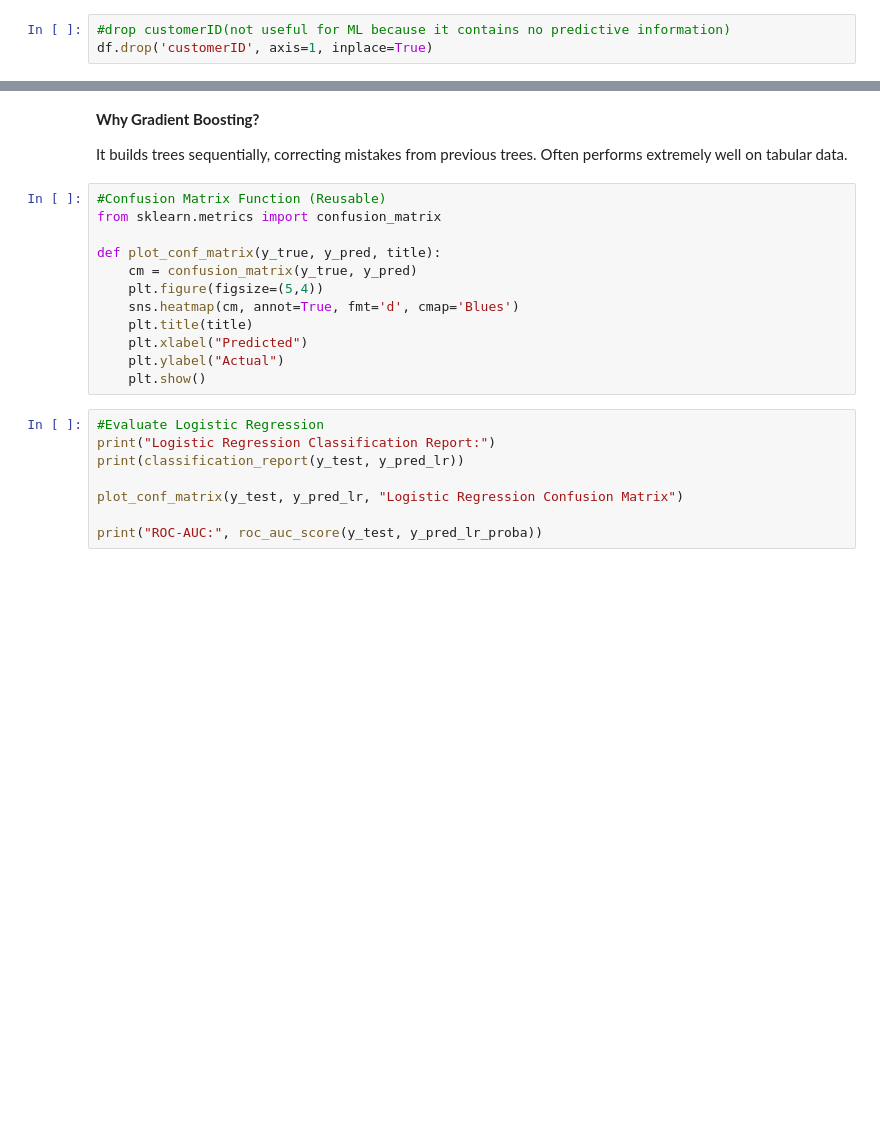
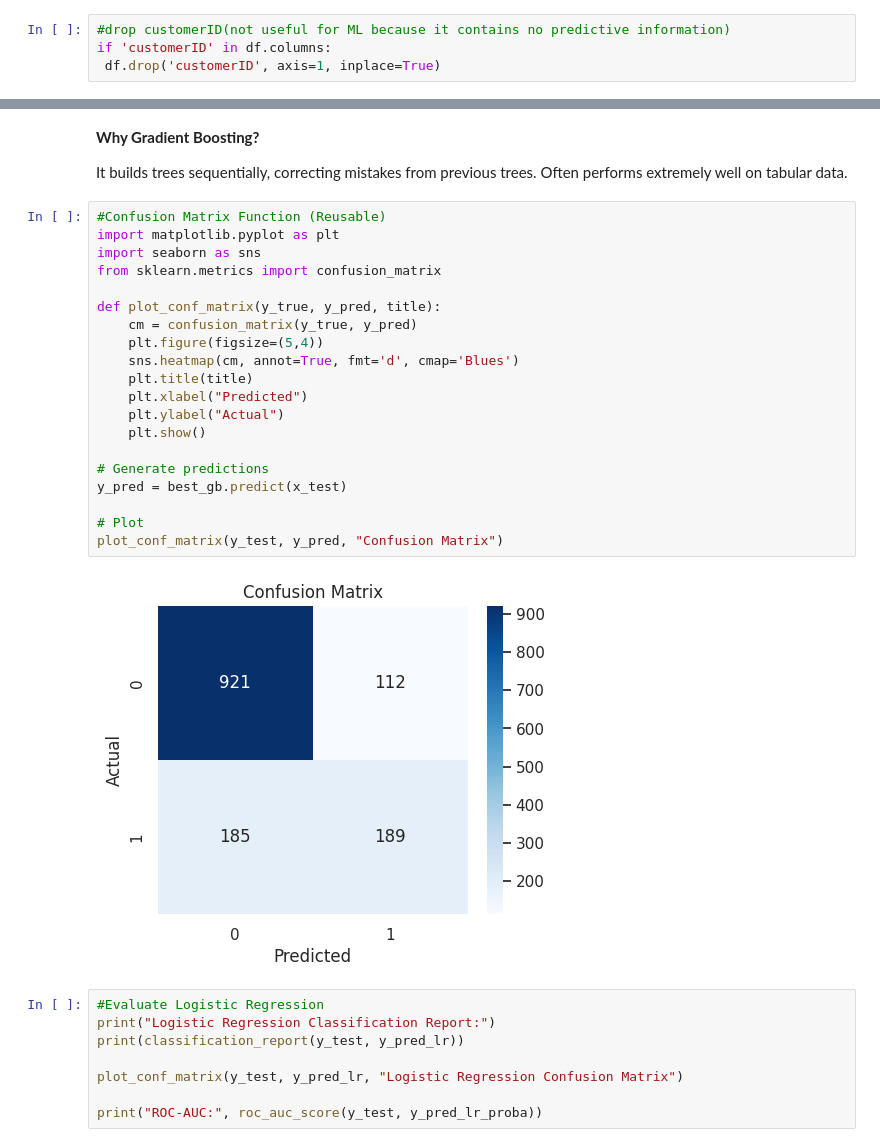
Before and after one commit to Yashaswini944/customer-churn-prediction, a Jupyter notebook: Customer_Churn_Prediction.ipynb, the cells around one changed output, grey strips where cells are left out. Drawn from its saved outputs; the diff is of its cells as text; blank space fills up the shorter version.

```diff
--- a/Customer_Churn_Prediction.ipynb
+++ b/Customer_Churn_Prediction.ipynb
@@ -47,7 +48,8 @@ dtypes: float64(1), int64(2), object(18)
 memory usage: 1.1+ MB
 # %%
 #drop customerID(not useful for ML because it contains no predictive information)
-df.drop('customerID', axis=1, inplace=True)
+if 'customerID' in df.columns:
+ df.drop('customerID', axis=1, inplace=True)
 # %%
 #convert TotalChangers to numeric
 #because some rows contain ""(spaces)
@@ -329,16 +331,26 @@ It builds trees sequentially, correcting mistakes from previous trees.
 Often performs extremely well on tabular data.
 # %%
 #Confusion Matrix Function (Reusable)
+import matplotlib.pyplot as plt
+import seaborn as sns
 from sklearn.metrics import confusion_matrix
 
 def plot_conf_matrix(y_true, y_pred, title):
     cm = confusion_matrix(y_true, y_pred)
     plt.figure(figsize=(5,4))
     sns.heatmap(cm, annot=True, fmt='d', cmap='Blues')
     plt.title(title)
     plt.xlabel("Predicted")
     plt.ylabel("Actual")
     plt.show()
+
+# Generate predictions
+y_pred = best_gb.predict(x_test)
+
+# Plot
+plot_conf_matrix(y_test, y_pred, "Confusion Matrix")
+# %% [output]
+[figure, added]
 # %%
 #Evaluate Logistic Regression
 print("Logistic Regression Classification Report:")
```
Also changed, not shown: parts of 1 cell of this notebook.
